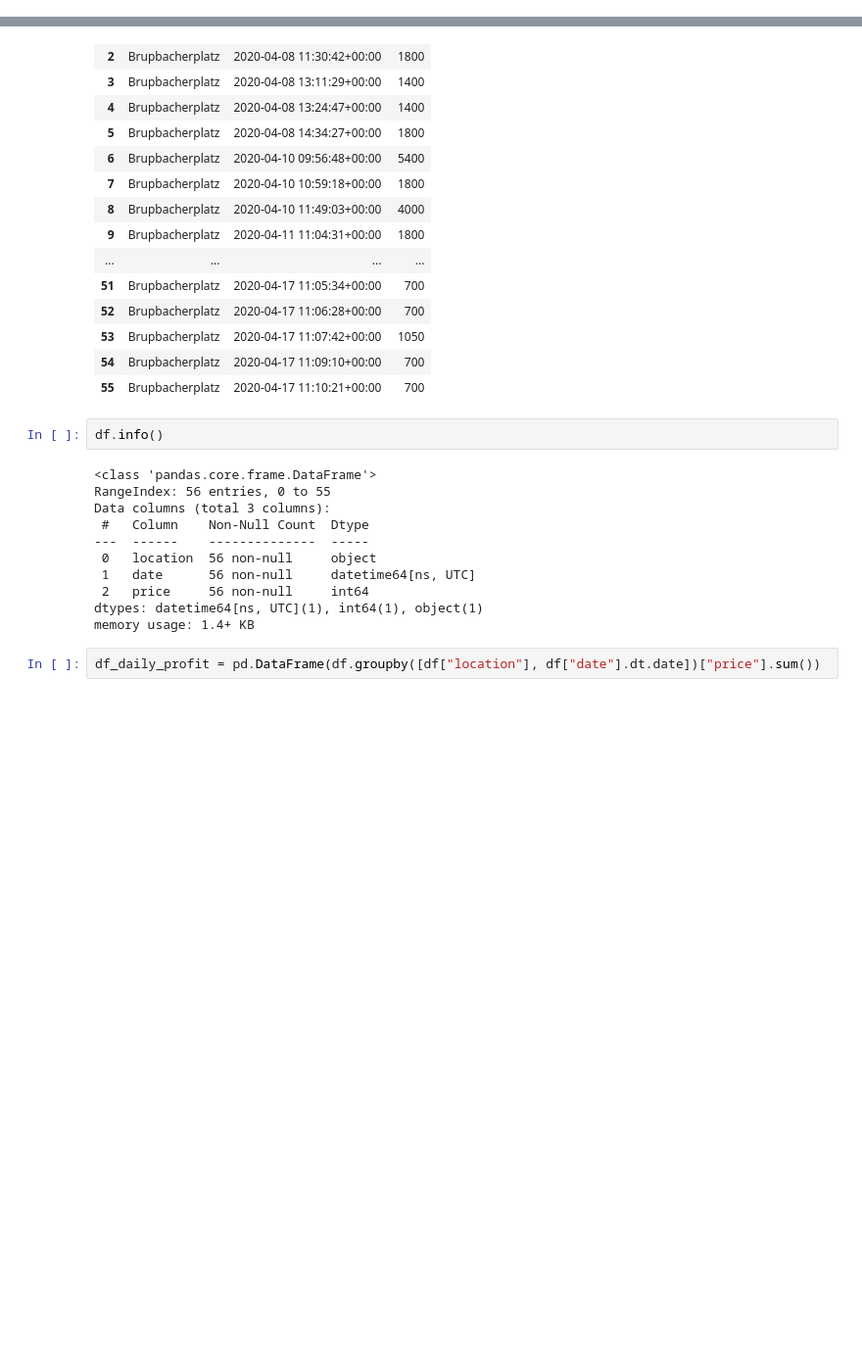
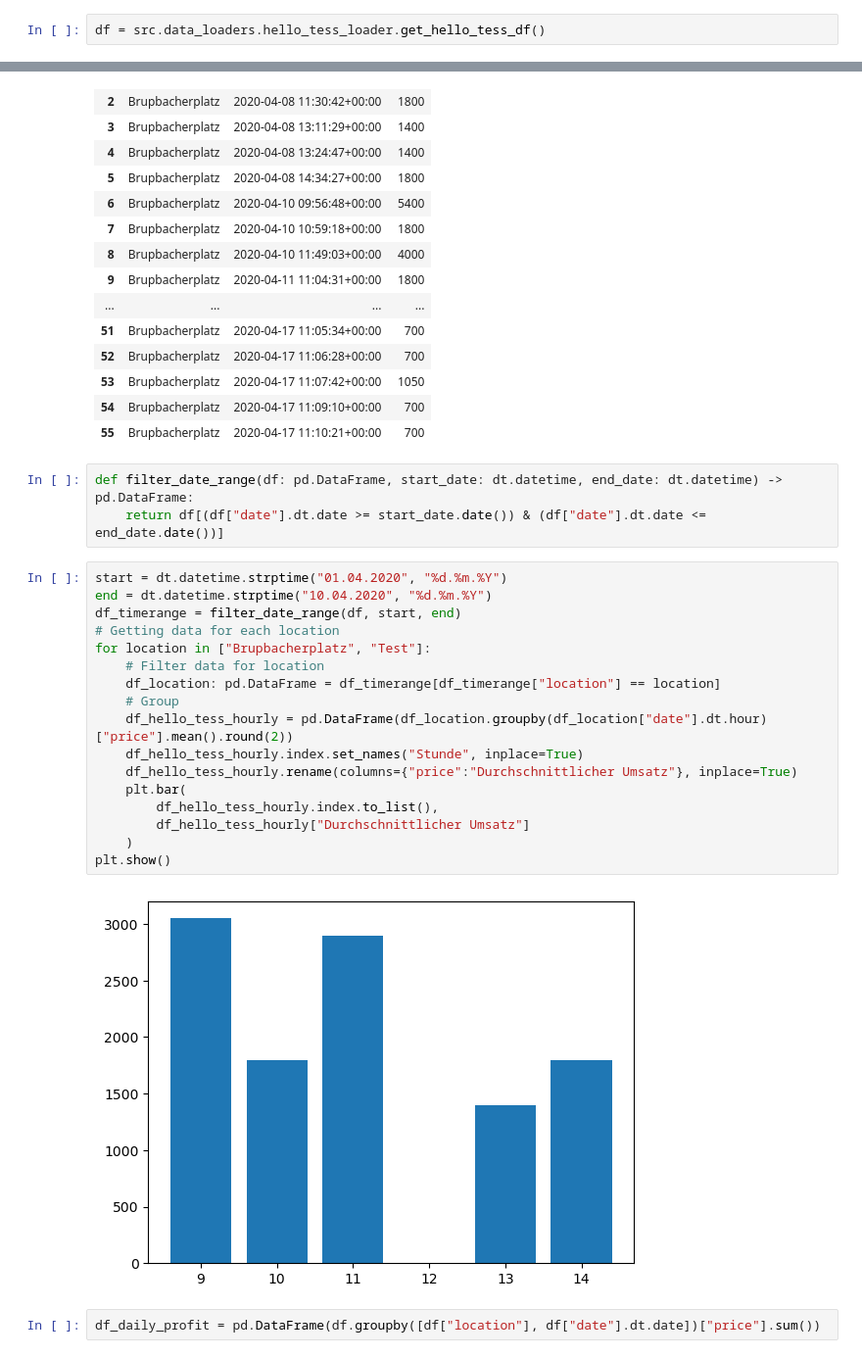
Before and after one commit to Gelateria-di-Berna/Dashboard, a Jupyter notebook: manipulator.ipynb, the cells around one changed output, grey strips where cells are left out. Shown: that part at 98% size. Saved outputs shown, nothing was run; the diff lists cells and outputs as text; blank space fills up the shorter version.

```diff
--- a/src/manipulator.ipynb
+++ b/manipulator.ipynb
@@ -7,3 +6,5 @@ df["date"] = pd.to_datetime(df["date"])
+# %%
+df = src.data_loaders.hello_tess_loader.get_hello_tess_df()
 # %%
 df
 # %% [output]
@@ -44,19 +45,28 @@ df[df["location"] == "Brupbacherplatz"]
 | 53 | Brupbacherplatz | 2020-04-17 11:07:42+00:00 | 1050 |
 | 54 | Brupbacherplatz | 2020-04-17 11:09:10+00:00 | 700 |
 | 55 | Brupbacherplatz | 2020-04-17 11:10:21+00:00 | 700 |
-# %%
-df.info()
-# %% [output]
-<class 'pandas.core.frame.DataFrame'>
-RangeIndex: 56 entries, 0 to 55
-Data columns (total 3 columns):
- #   Column    Non-Null Count  Dtype
----  ------    --------------  -----
- 0   location  56 non-null     object
- 1   date      56 non-null     datetime64[ns, UTC]
- 2   price     56 non-null     int64
-dtypes: datetime64[ns, UTC](1), int64(1), object(1)
-memory usage: 1.4+ KB
+# %%
+def filter_date_range(df: pd.DataFrame, start_date: dt.datetime, end_date: dt.datetime) -> pd.DataFrame:
+    return df[(df["date"].dt.date >= start_date.date()) & (df["date"].dt.date <= end_date.date())]
+# %%
+start = dt.datetime.strptime("01.04.2020", "%d.%m.%Y")
+end = dt.datetime.strptime("10.04.2020", "%d.%m.%Y")
+df_timerange = filter_date_range(df, start, end)
+# Getting data for each location
+for location in ["Brupbacherplatz", "Test"]:
+    # Filter data for location
+    df_location: pd.DataFrame = df_timerange[df_timerange["location"] == location]
+    # Group
+    df_hello_tess_hourly = pd.DataFrame(df_location.groupby(df_location["date"].dt.hour)["price"].mean().round(2))
+    df_hello_tess_hourly.index.set_names("Stunde", inplace=True)
+    df_hello_tess_hourly.rename(columns={"price":"Durchschnittlicher Umsatz"}, inplace=True)
+    plt.bar(
+        df_hello_tess_hourly.index.to_list(),
+        df_hello_tess_hourly["Durchschnittlicher Umsatz"]
+    )
+plt.show()
+# %% [output]
+[figure, added]
 # %%
 df_daily_profit = pd.DataFrame(df.groupby([df["location"], df["date"].dt.date])["price"].sum())
 # %%
```
Also changed, not shown: parts of 6 cells of this notebook, 7 other files.
